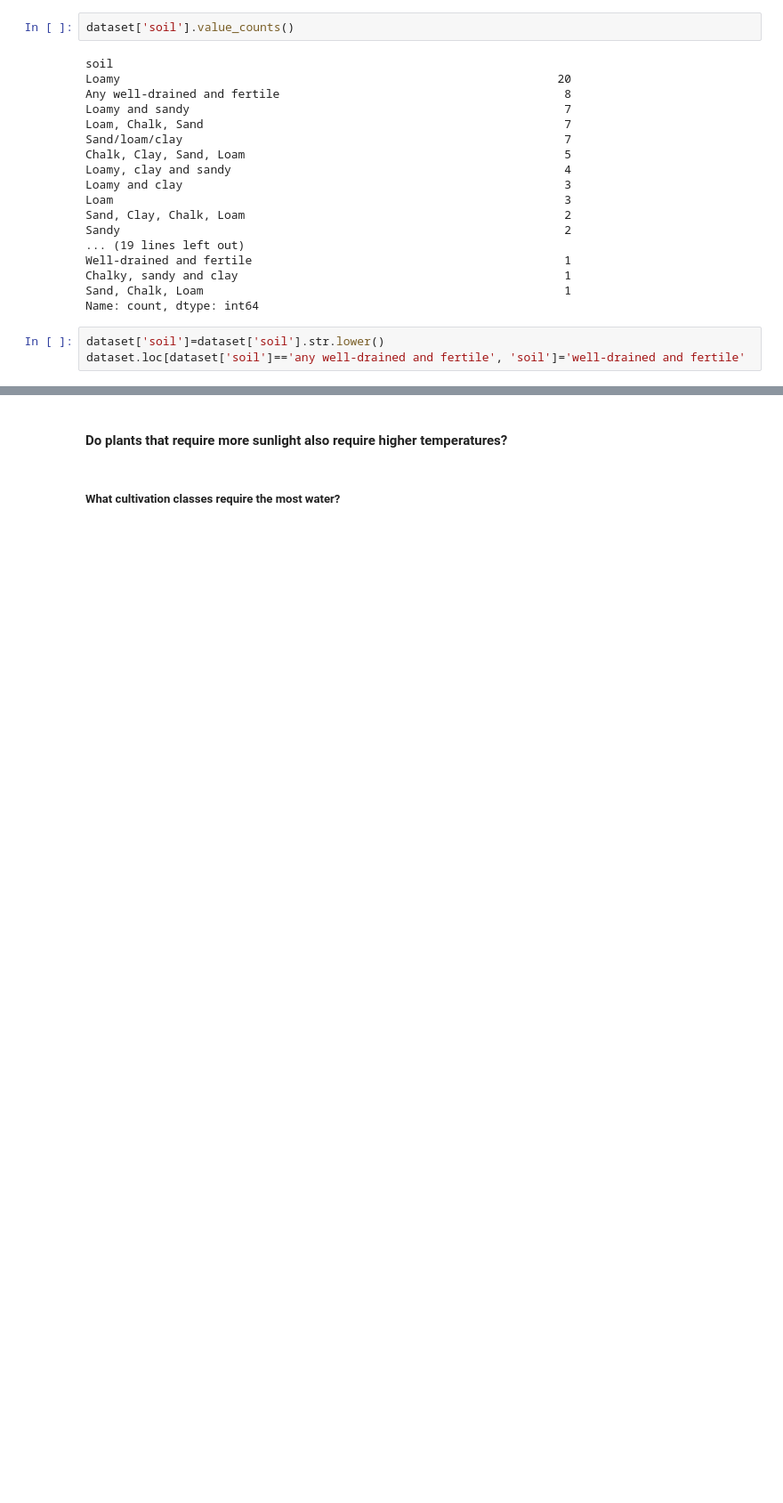
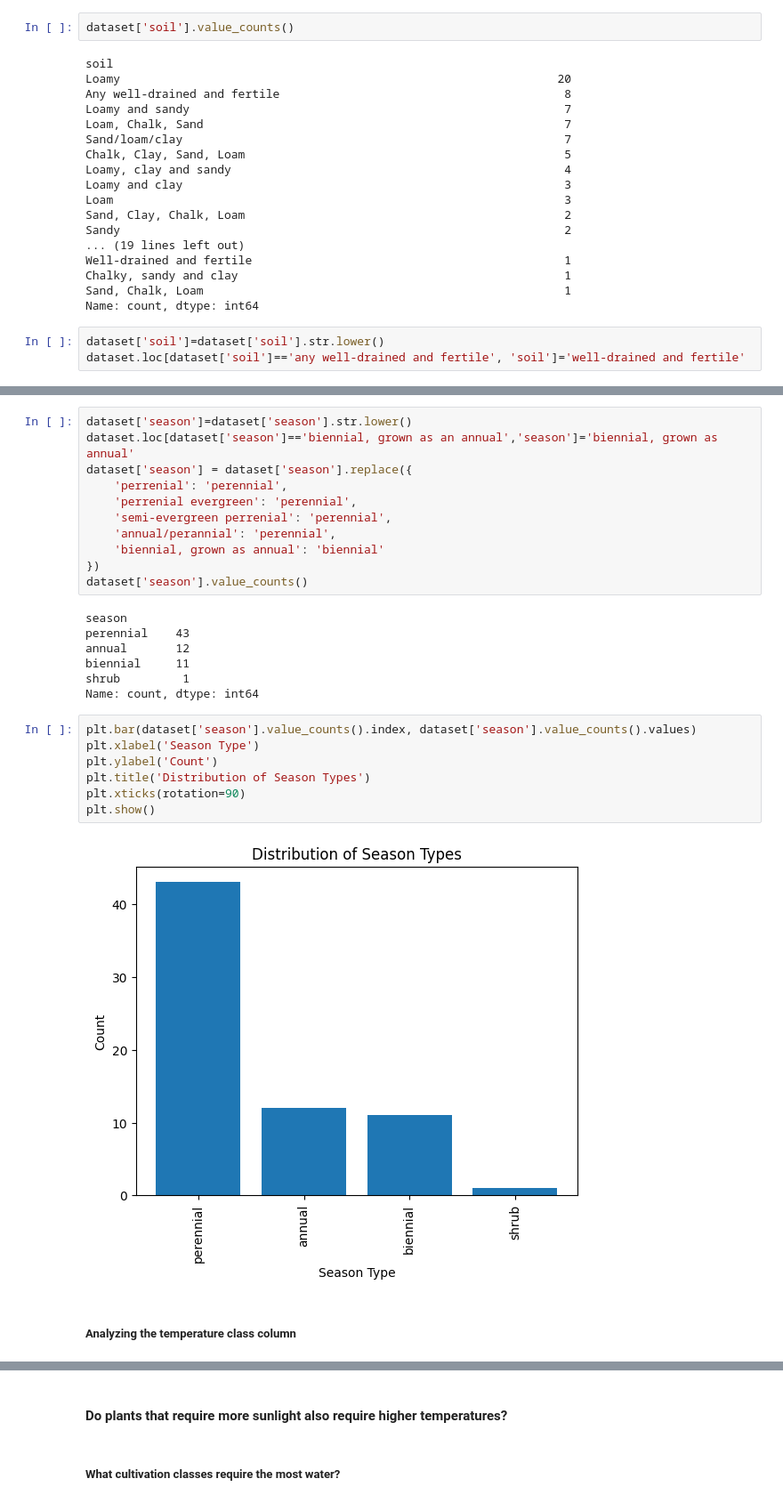
Before and after one commit to aaditbaldha2002/TidyTuesday_challenges, a Jupyter notebook: 2026/2026-02-03/eda.ipynb, the cells around one changed output, grey strips where cells are left out. Shown at 89% size. Cells and saved outputs as stored; diff of their text form; blank space fills up the shorter version.

Commit message:
analyzed univariate feature columns

```diff
--- a/2026/2026-02-03/eda.ipynb
+++ b/2026/2026-02-03/eda.ipynb
@@ -290,0 +309,29 @@ dataset.loc[dataset['soil']=='any well-drained and fertile', 'soil']='well-drain
+# %%
+dataset['season']=dataset['season'].str.lower()
+dataset.loc[dataset['season']=='biennial, grown as an annual','season']='biennial, grown as annual'
+dataset['season'] = dataset['season'].replace({
+    'perrenial': 'perennial',
+    'perrenial evergreen': 'perennial',
+    'semi-evergreen perrenial': 'perennial',
+    'annual/perannial': 'perennial',
+    'biennial, grown as annual': 'biennial'
+})
+dataset['season'].value_counts()
+# %% [output]
+season
+perennial    43
+annual       12
+biennial     11
+shrub         1
+Name: count, dtype: int64
+# %%
+plt.bar(dataset['season'].value_counts().index, dataset['season'].value_counts().values)
+plt.xlabel('Season Type')
+plt.ylabel('Count')
+plt.title('Distribution of Season Types')
+plt.xticks(rotation=90)
+plt.show()
+# %% [output]
+[figure, added]
+# %% [markdown]
+##### Analyzing the temperature class column
```
Also changed, not shown: parts of 10 cells of this notebook.
